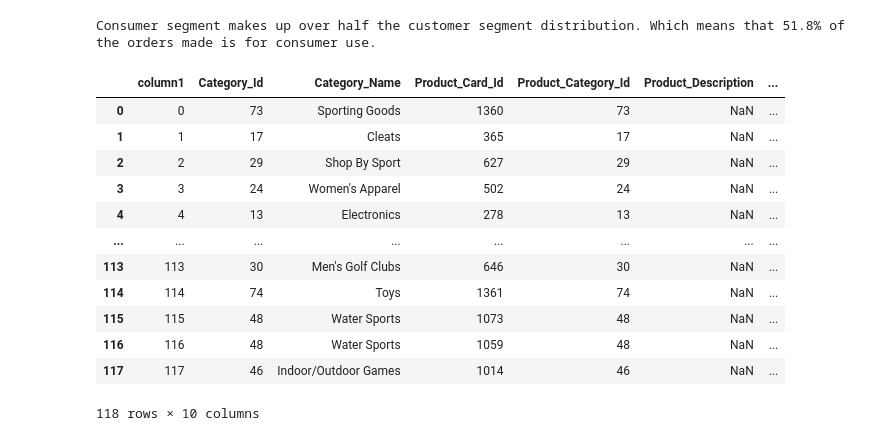
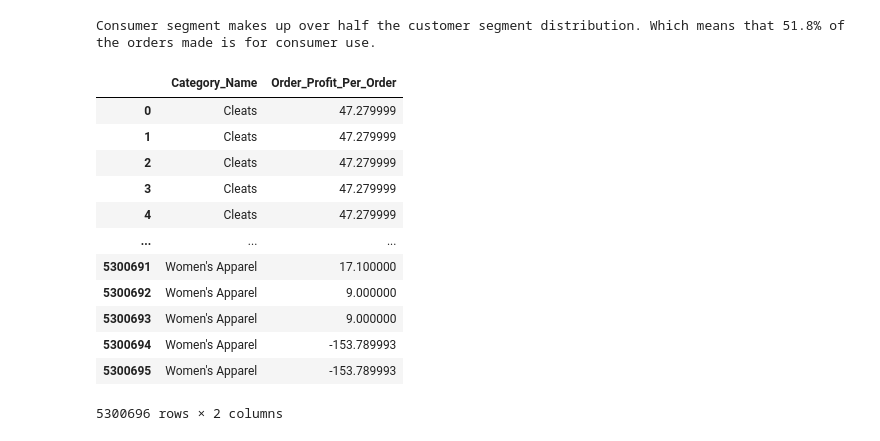
Before and after one commit to CCNY-Analytics-and-Quant/StevenCEdwinA-BAFall2023, a Jupyter notebook: Final Project.ipynb, the cells around one changed output. Drawn from its saved outputs; the diff is of its cells as text; code cells hidden in the pictures.

Commit message:
Profit
Does this code work?

```diff
--- a/Final Project.ipynb
+++ b/Final Project.ipynb
@@ -926,19 +926,19 @@ print('Consumer segment makes up over half the customer segment distribution. Wh
 Consumer segment makes up over half the customer segment distribution. Which means that 51.8% of the orders made is for consumer use.
 # %%
 # Category_Name products that returned the most profit
-df_orderDataAll = pd.read_csv('Results_OrderDataAll2.csv')
+df_orderDataAll = pd.read_csv('Results_AggregateDataAll.csv')
 df_orderDataAll
 # %% [output]
-|  | column1 | Category_Id | Category_Name | Product_Card_Id | Product_Category_Id | Product_Description | ... |
-| 0 | 0 | 73 | Sporting Goods | 1360 | 73 | NaN | ... |
-| 1 | 1 | 17 | Cleats | 365 | 17 | NaN | ... |
-| 2 | 2 | 29 | Shop By Sport | 627 | 29 | NaN | ... |
-| 3 | 3 | 24 | Women's Apparel | 502 | 24 | NaN | ... |
-| 4 | 4 | 13 | Electronics | 278 | 13 | NaN | ... |
-| ... | ... | ... | ... | ... | ... | ... | ... |
-| 113 | 113 | 30 | Men's Golf Clubs | 646 | 30 | NaN | ... |
-| 114 | 114 | 74 | Toys | 1361 | 74 | NaN | ... |
-| 115 | 115 | 48 | Water Sports | 1073 | 48 | NaN | ... |
-| 116 | 116 | 48 | Water Sports | 1059 | 48 | NaN | ... |
-| 117 | 117 | 46 | Indoor/Outdoor Games | 1014 | 46 | NaN | ... |
+|  | Category_Name | Order_Profit_Per_Order |
+| 0 | Cleats | 47.279999 |
+| 1 | Cleats | 47.279999 |
+| 2 | Cleats | 47.279999 |
+| 3 | Cleats | 47.279999 |
+| 4 | Cleats | 47.279999 |
+| ... | ... | ... |
+| 5300691 | Women's Apparel | 17.100000 |
+| 5300692 | Women's Apparel | 9.000000 |
+| 5300693 | Women's Apparel | 9.000000 |
+| 5300694 | Women's Apparel | -153.789993 |
+| 5300695 | Women's Apparel | -153.789993 |
-118 rows × 10 columns
+5300696 rows × 2 columns
```
Also changed, not shown: parts of 2 cells of this notebook.
